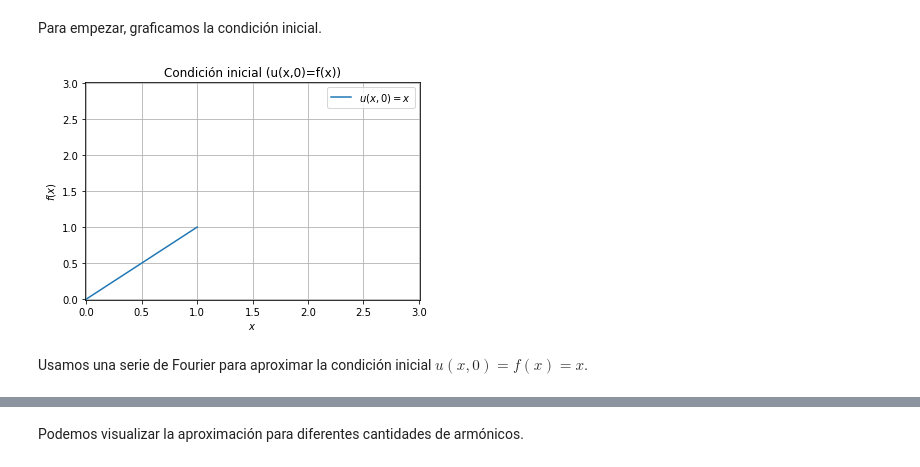
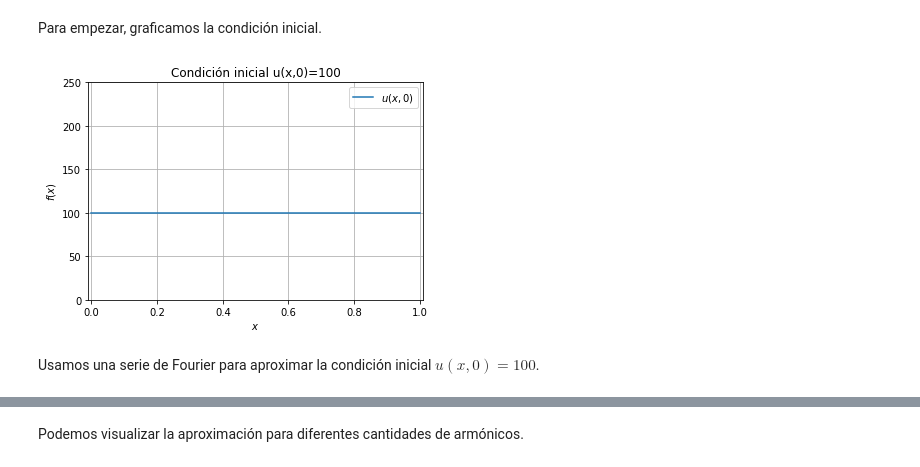
Before and after one commit to VianeyGuzmanG/EDPI, a Jupyter notebook: Notebooks/Ecuacion de calor.ipynb, the cells around one changed output, grey strips where cells are left out. Saved outputs shown, nothing was run; the diff lists cells and outputs as text; code cells hidden in the pictures.

```diff
--- a/Notebooks/Ecuacion de calor.ipynb
+++ b/Notebooks/Ecuacion de calor.ipynb
@@ -19,21 +16,22 @@ import numpy as np
 # %% [markdown]
 Para empezar, graficamos la condición inicial.
 # %%
-def recta(x):
+def rectaf(x):
     y = zeros(len(x))
     for i in range(len(x)):
-        y[i] = x[i]
+        y[i]=100
     return y
 # %%
 x = linspace(0,1,1000)
-f = recta(x)
-plot(x,f,label='$u(x,0)=x$')
+f = rectaf(x)
+plot(x,f,label='$u(x,0)$')
 plt.xlabel('$x$'); plt.ylabel('$f(x)$');
-plt.title("Condición inicial (u(x,0)=f(x))")
-xlim([-0.01,3.01]),ylim([-0.01,3.01]),grid(),legend()
+plt.title("Condición inicial u(x,0)=100")
+xlim([-0.01,1.01]),ylim([-0.01,250.01]),grid(),legend()
+
 show()
 # %% [output]
-[figure, old version]
+[figure, new version]
 # %% [markdown]
-Usamos una serie de Fourier para aproximar la condición inicial $u(x,0)=f(x)=x$.
+Usamos una serie de Fourier para aproximar la condición inicial $u(x,0)=100$.
 # %%
```
Also changed, not shown: parts of 22 cells of this notebook.
